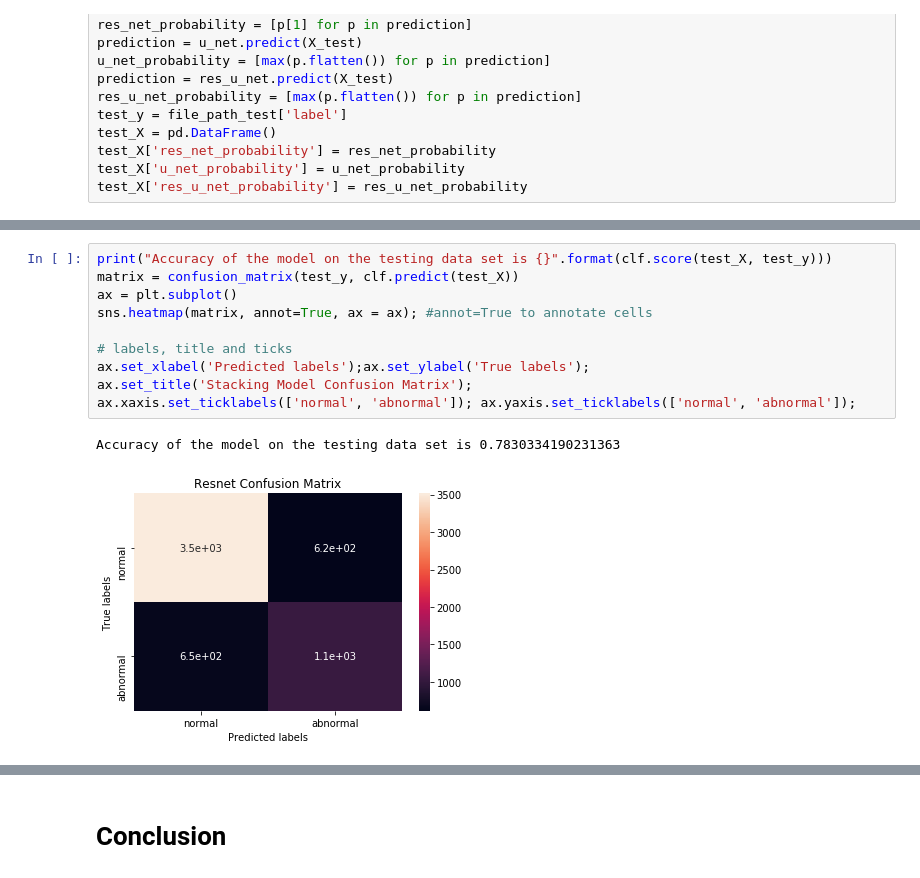
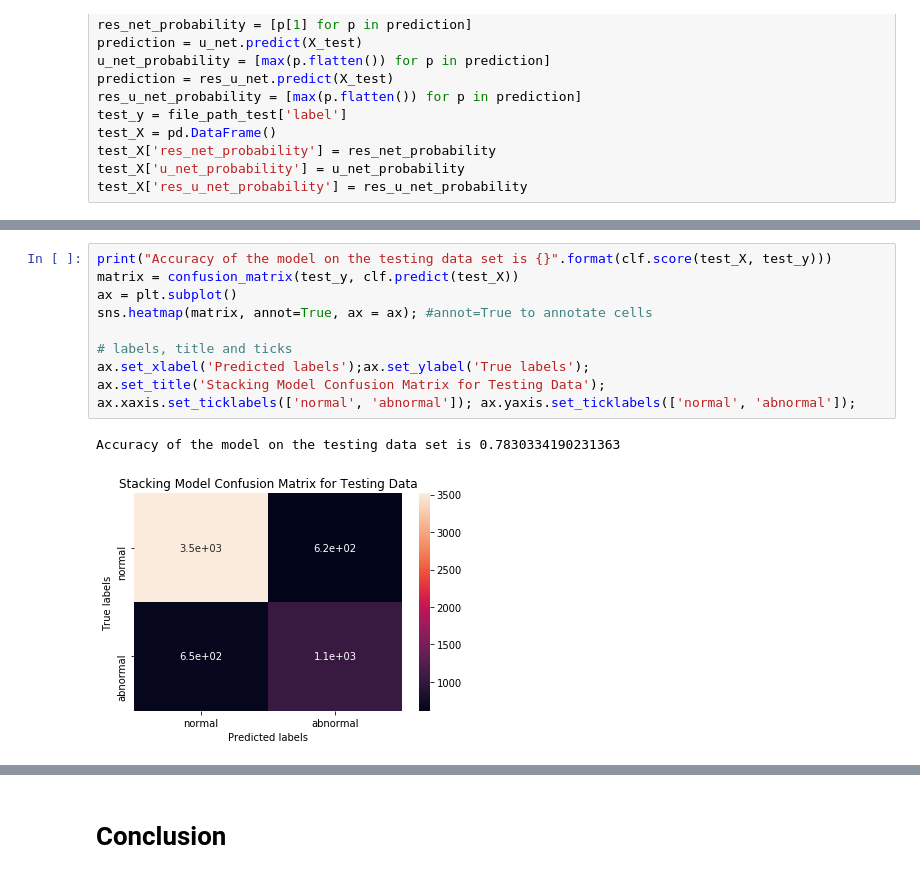
Before and after one commit to lr0516/Cancer_Detection_209B, a Jupyter notebook: Group24_FinalReport.ipynb, the cells around one changed output, grey strips where cells are left out. Drawn from its saved outputs; the diff is of its cells as text.

```diff
--- a/Group24_FinalReport.ipynb
+++ b/Group24_FinalReport.ipynb
@@ -1395,16 +1395,16 @@ Accuracy of the model on the training data set is 0.8161100395898894
 # %%
 print("Accuracy of the model on the testing data set is {}".format(clf.score(test_X, test_y)))
 matrix = confusion_matrix(test_y, clf.predict(test_X))
 ax = plt.subplot()
 sns.heatmap(matrix, annot=True, ax = ax); #annot=True to annotate cells
 
 # labels, title and ticks
 ax.set_xlabel('Predicted labels');ax.set_ylabel('True labels');
-ax.set_title('Stacking Model Confusion Matrix');
+ax.set_title('Stacking Model Confusion Matrix for Testing Data');
 ax.xaxis.set_ticklabels(['normal', 'abnormal']); ax.yaxis.set_ticklabels(['normal', 'abnormal']);
 # %% [output]
 Accuracy of the model on the testing data set is 0.7830334190231363
-[figure, old version]
+[figure, new version]
 # %%
 prediction = clf.predict_proba(test_X)
 fpr, tpr, thresholds = roc_curve(test_y, [p[1] for p in prediction])
```
Also changed, not shown: parts of 4 cells of this notebook.
